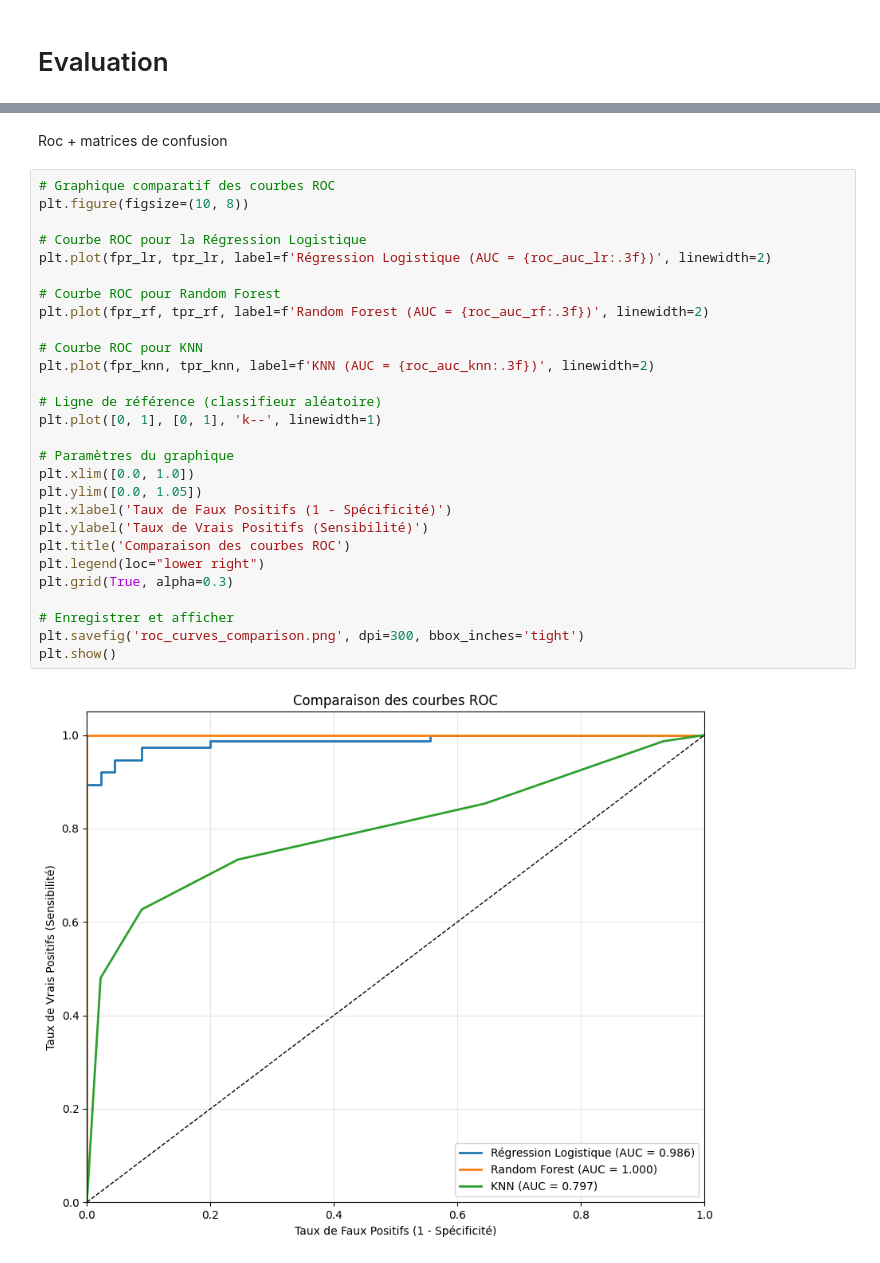
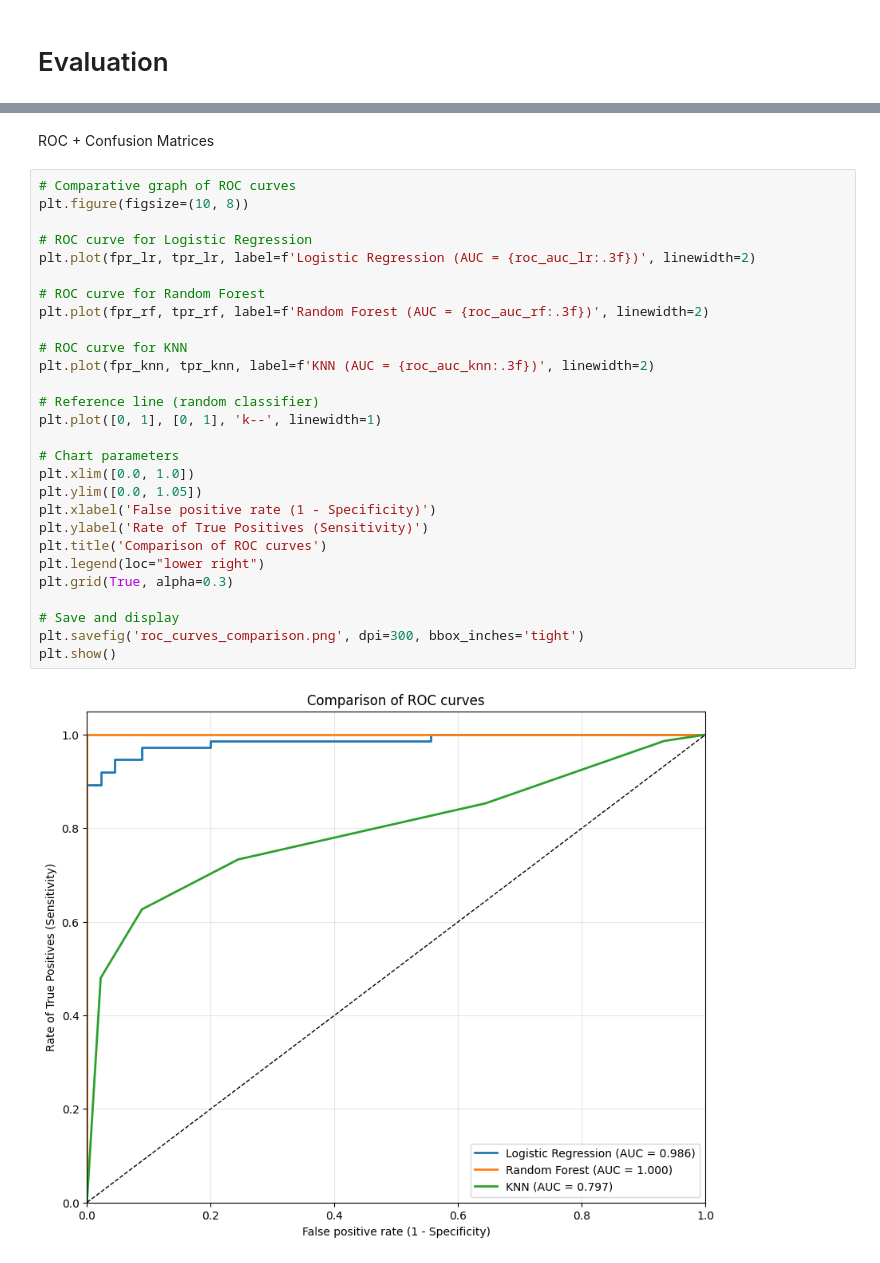
Before and after one commit to hepi1911/ML, a Jupyter notebook: Project_Machine_Learning.ipynb, the cells around one changed output, grey strips where cells are left out. Saved outputs shown, nothing was run; the diff lists cells and outputs as text.

```diff
--- a/Project_Machine_Learning.ipynb
+++ b/Project_Machine_Learning.ipynb
@@ -975,36 +975,36 @@ Rapport de classification - Régression Logistique:
     accuracy                           0.74       120
    macro avg       0.73      0.74      0.73       120
 weighted avg       0.76      0.74      0.75       120
-# %% [markdown]
-Roc +  matrices de confusion
+# %% [markdown]
+ROC +  Confusion Matrices
 # %%
-# Graphique comparatif des courbes ROC
+# Comparative graph of ROC curves
 plt.figure(figsize=(10, 8))
 
-# Courbe ROC pour la Régression Logistique
-plt.plot(fpr_lr, tpr_lr, label=f'Régression Logistique (AUC = {roc_auc_lr:.3f})', linewidth=2)
+# ROC curve for Logistic Regression
+plt.plot(fpr_lr, tpr_lr, label=f'Logistic Regression (AUC = {roc_auc_lr:.3f})', linewidth=2)
 
-# Courbe ROC pour Random Forest
+# ROC curve for Random Forest
 plt.plot(fpr_rf, tpr_rf, label=f'Random Forest (AUC = {roc_auc_rf:.3f})', linewidth=2)
 
-# Courbe ROC pour KNN
+# ROC curve for KNN
 plt.plot(fpr_knn, tpr_knn, label=f'KNN (AUC = {roc_auc_knn:.3f})', linewidth=2)
 
-# Ligne de référence (classifieur aléatoire)
+# Reference line (random classifier)
 plt.plot([0, 1], [0, 1], 'k--', linewidth=1)
 
-# Paramètres du graphique
+# Chart parameters
 plt.xlim([0.0, 1.0])
 plt.ylim([0.0, 1.05])
-plt.xlabel('Taux de Faux Positifs (1 - Spécificité)')
-plt.ylabel('Taux de Vrais Positifs (Sensibilité)')
-plt.title('Comparaison des courbes ROC')
+plt.xlabel('False positive rate (1 - Specificity)')
+plt.ylabel('Rate of True Positives (Sensitivity)')
+plt.title('Comparison of ROC curves')
 plt.legend(loc="lower right")
 plt.grid(True, alpha=0.3)
 
-# Enregistrer et afficher
+# Save and display
 plt.savefig('roc_curves_comparison.png', dpi=300, bbox_inches='tight')
 plt.show()
 # %% [output]
-[figure, old version]
+[figure, new version]
 # %%
```
Also changed, not shown: parts of 19 cells of this notebook.
